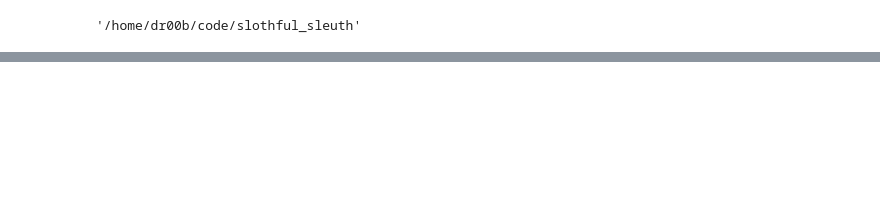
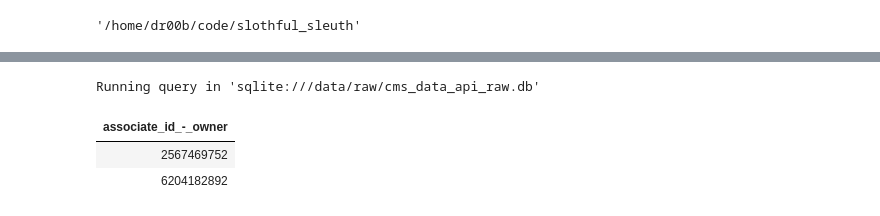
Before and after one commit to onefact/network, a Jupyter notebook: explore/notebooks/philly_area_hospital_systems.ipynb, the cells around one changed output, grey strips where cells are left out. Cells and saved outputs as stored; diff of their text form; code cells hidden in the pictures; blank space fills up the shorter version.

```diff
--- a/explore/notebooks/philly_area_hospital_systems.ipynb
+++ b/explore/notebooks/philly_area_hospital_systems.ipynb
@@ -43,0 +52,11 @@ Running query in 'sqlite:///data/raw/cms_data_api_raw.db'
+# %%
+%%sql
+SELECT DISTINCT `associate_id_owner` FROM hha_all_owners
+WHERE `first_name_owner` = 'JOHN'
+AND `last_name_owner` = 'LYNCH'
+-- 6204182892 is a different John Lynch (middle name disambiguates)
+# %% [output]
+Running query in 'sqlite:///data/raw/cms_data_api_raw.db'
+| associate_id_-_owner |
+| 2567469752 |
+| 6204182892 |
```
Also changed, not shown: parts of 7 cells of this notebook, 1 other file.
